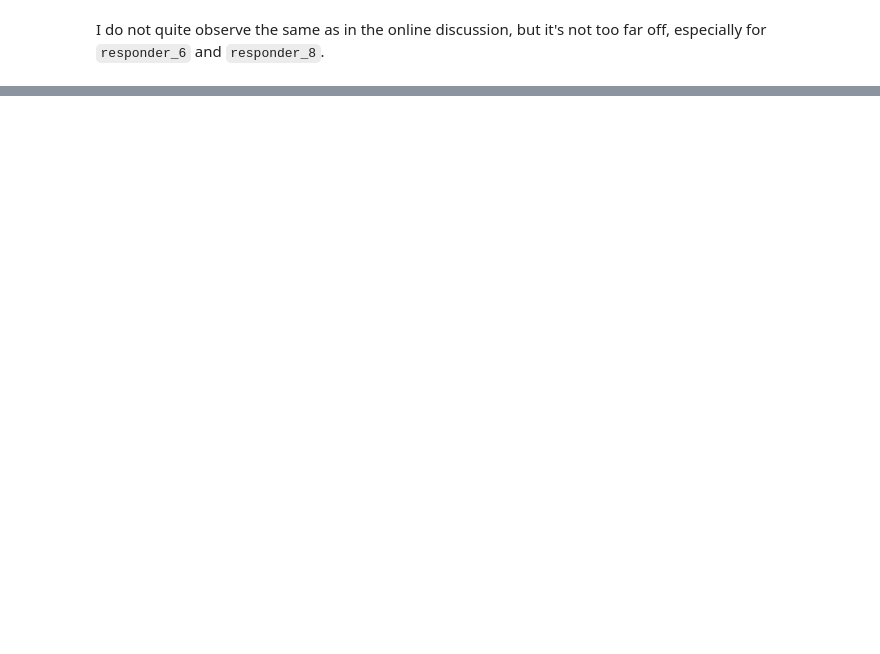
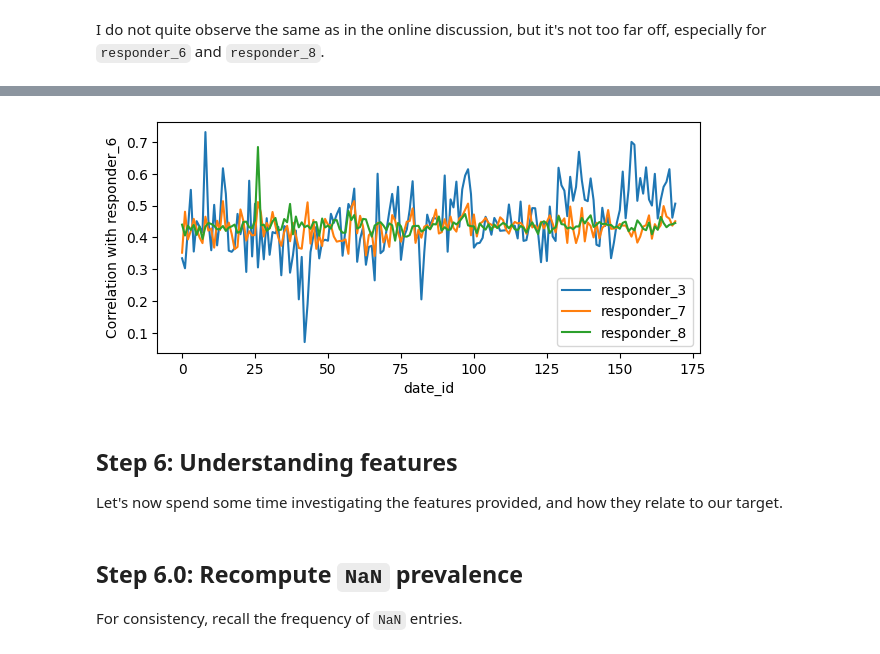
Before and after one commit to victorventuri/kaggle_play, a Jupyter notebook: jane_street_2025/understanding_data.ipynb, the cells around one changed output, grey strips where cells are left out. Cells and saved outputs as stored; diff of their text form; code cells hidden in the pictures; blank space fills up the shorter version.

```diff
--- a/jane_street_2025/understanding_data.ipynb
+++ b/jane_street_2025/understanding_data.ipynb
@@ -455,0 +525,17 @@ I do not quite observe the same as in the online discussion, but it's not too fa
+# %%
+corr_by_date = train_0.groupby("date_id")[high_corr_resps + ['responder_6']].corr()
+
+corr_to_6 = {}
+
+for r in high_corr_resps:
+
+    s = corr_by_date.loc[
+        (slice(None), 'responder_6'),
+        r
+    ]
+
+    s.index = s.index.droplevel(1)
+
+    corr_to_6[r] = s
+
+corr_to_6 = pd.DataFrame(corr_to_6)
@@ -455,0 +554,13 @@ I do not quite observe the same as in the online discussion, but it's not too fa
+# %%
+ax = corr_to_6.plot(figsize=(7, 3))
+_ = ax.set_ylabel('Correlation with responder_6')
+# %% [output]
+[figure, added]
+# %% [markdown]
+## Step 6: Understanding features
+
+Let's now spend some time investigating the features provided, and how they relate to our target.
+# %% [markdown]
+## Step 6.0: Recompute `NaN` prevalence
+
+For consistency, recall the frequency of `NaN` entries.
```
Also changed, not shown: parts of 49 cells of this notebook.
